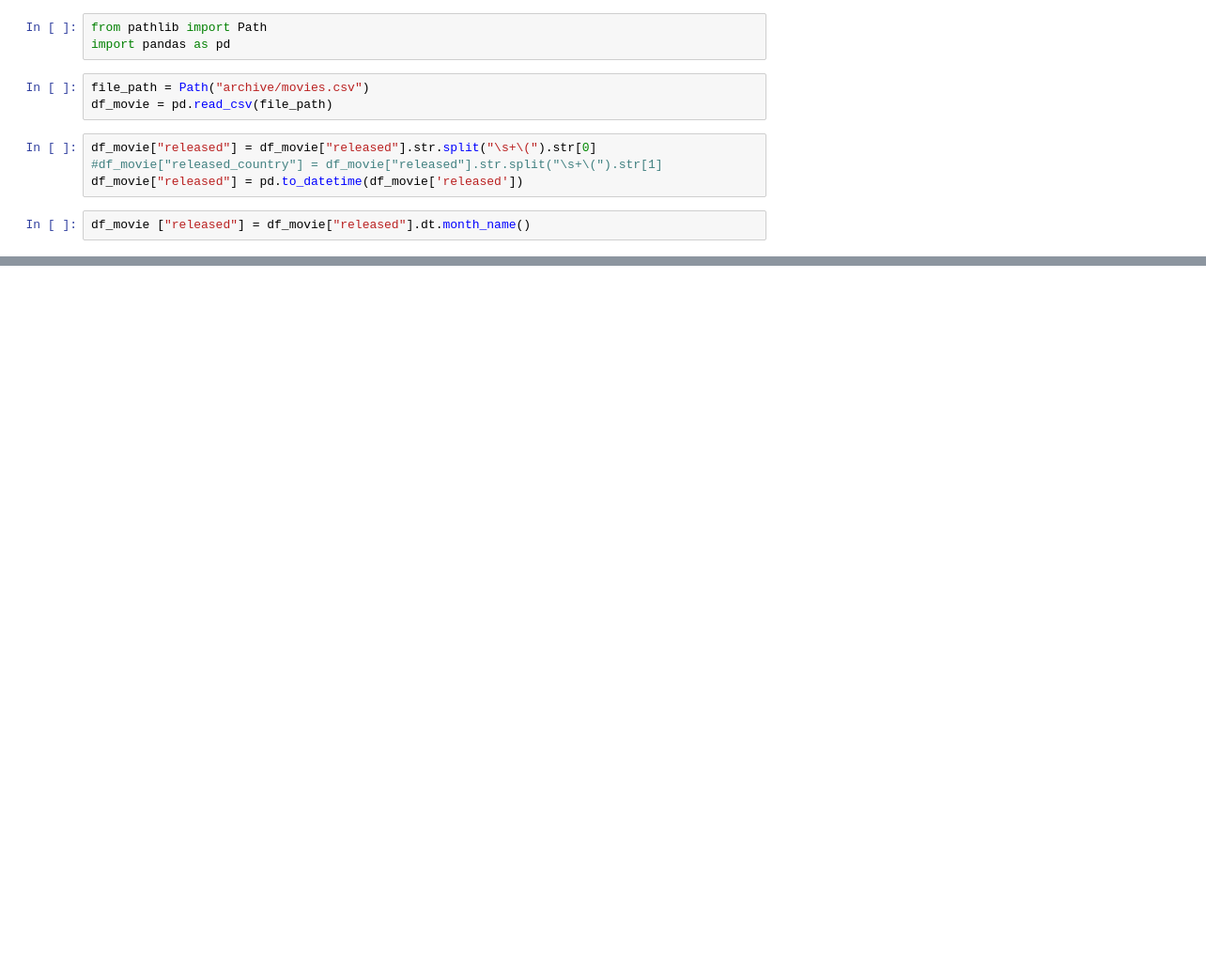
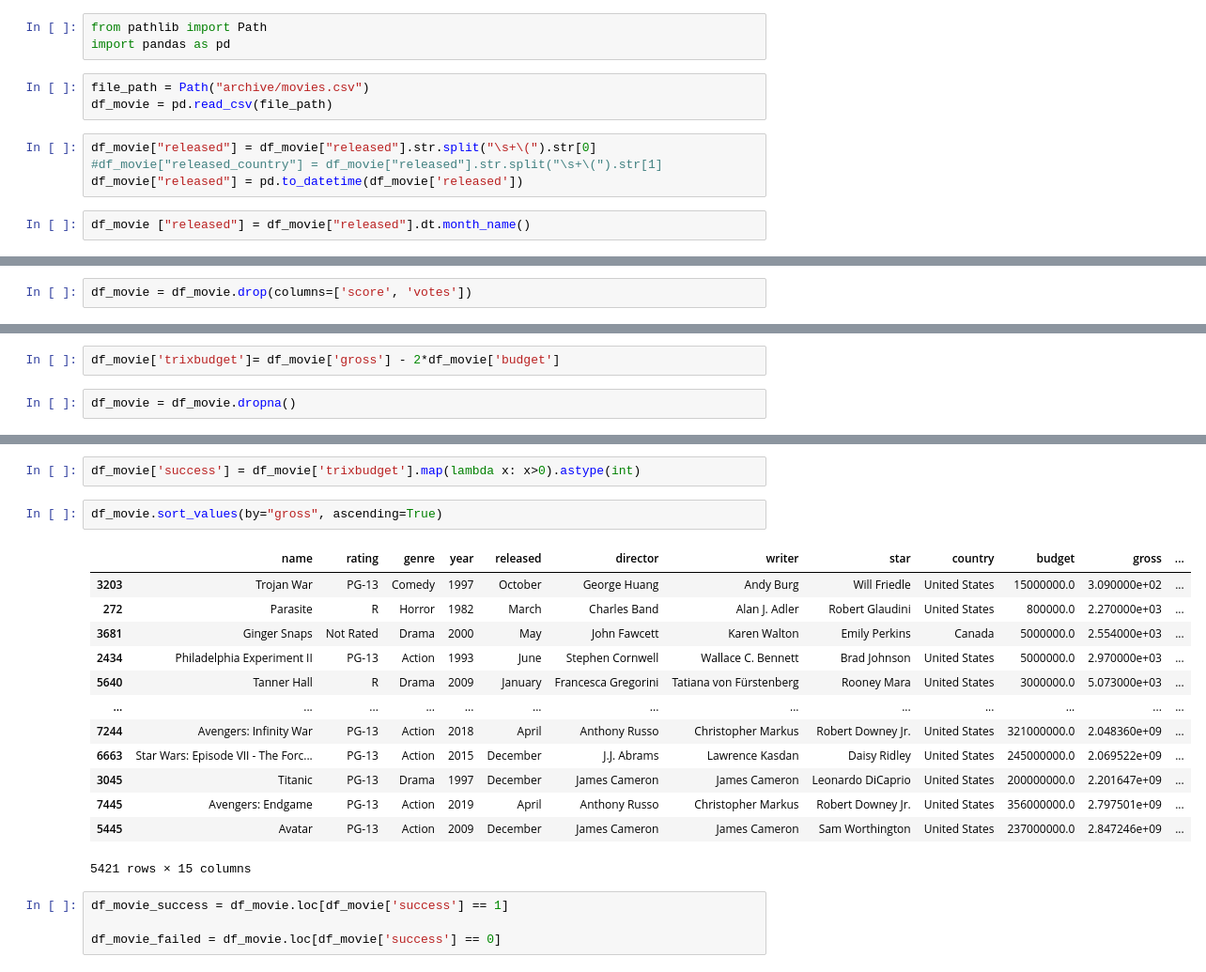
Before and after one commit to jonyang6483/Project-4-Movie-Projections, a Jupyter notebook: MovieDB/actor_writer_director.ipynb, the cells around one changed output, grey strips where cells are left out. Shown: that part at 94% size. Saved outputs shown, nothing was run; the diff lists cells and outputs as text; blank space fills up the shorter version.

```diff
--- a/MovieDB/actor_writer_director.ipynb
+++ b/MovieDB/actor_writer_director.ipynb
@@ -14,0 +22,2 @@ df_movie
+# %%
+df_movie = df_movie.drop(columns=['score', 'votes'])
@@ -14,0 +33,4 @@ df_movie
+# %%
+df_movie['trixbudget']= df_movie['gross'] - 2*df_movie['budget']
+# %%
+df_movie = df_movie.dropna()
@@ -14,0 +46,22 @@ df_movie
+# %%
+df_movie['success'] = df_movie['trixbudget'].map(lambda x: x>0).astype(int)
+# %%
+df_movie.sort_values(by="gross", ascending=True)
+# %% [output]
+|  | name | rating | genre | year | released | director | writer | star | country | budget | gross | ... |
+| 3203 | Trojan War | PG-13 | Comedy | 1997 | October | George Huang | Andy Burg | Will Friedle | United States | 15000000.0 | 3.090000e+02 | ... |
+| 272 | Parasite | R | Horror | 1982 | March | Charles Band | Alan J. Adler | Robert Glaudini | United States | 800000.0 | 2.270000e+03 | ... |
+| 3681 | Ginger Snaps | Not Rated | Drama | 2000 | May | John Fawcett | Karen Walton | Emily Perkins | Canada | 5000000.0 | 2.554000e+03 | ... |
+| 2434 | Philadelphia Experiment II | PG-13 | Action | 1993 | June | Stephen Cornwell | Wallace C. Bennett | Brad Johnson | United States | 5000000.0 | 2.970000e+03 | ... |
+| 5640 | Tanner Hall | R | Drama | 2009 | January | Francesca Gregorini | Tatiana von Fürstenberg | Rooney Mara | United States | 3000000.0 | 5.073000e+03 | ... |
+| ... | ... | ... | ... | ... | ... | ... | ... | ... | ... | ... | ... | ... |
+| 7244 | Avengers: Infinity War | PG-13 | Action | 2018 | April | Anthony Russo | Christopher Markus | Robert Downey Jr. | United States | 321000000.0 | 2.048360e+09 | ... |
+| 6663 | Star Wars: Episode VII - The Forc... | PG-13 | Action | 2015 | December | J.J. Abrams | Lawrence Kasdan | Daisy Ridley | United States | 245000000.0 | 2.069522e+09 | ... |
+| 3045 | Titanic | PG-13 | Drama | 1997 | December | James Cameron | James Cameron | Leonardo DiCaprio | United States | 200000000.0 | 2.201647e+09 | ... |
+| 7445 | Avengers: Endgame | PG-13 | Action | 2019 | April | Anthony Russo | Christopher Markus | Robert Downey Jr. | United States | 356000000.0 | 2.797501e+09 | ... |
+| 5445 | Avatar | PG-13 | Action | 2009 | December | James Cameron | James Cameron | Sam Worthington | United States | 237000000.0 | 2.847246e+09 | ... |
+5421 rows × 15 columns
+# %%
+df_movie_success = df_movie.loc[df_movie['success'] == 1]
+
+df_movie_failed = df_movie.loc[df_movie['success'] == 0]
```
Also changed, not shown: parts of 10 cells of this notebook.
